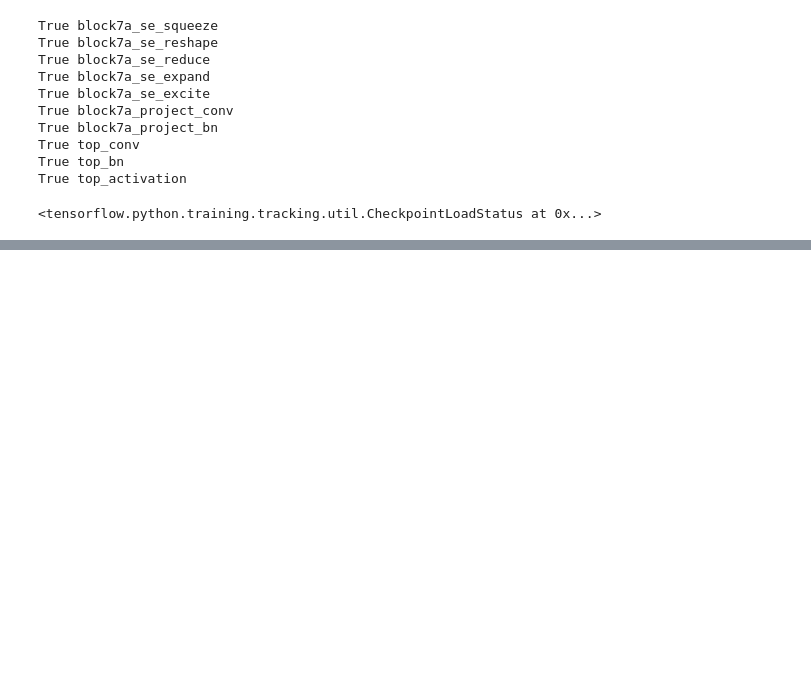
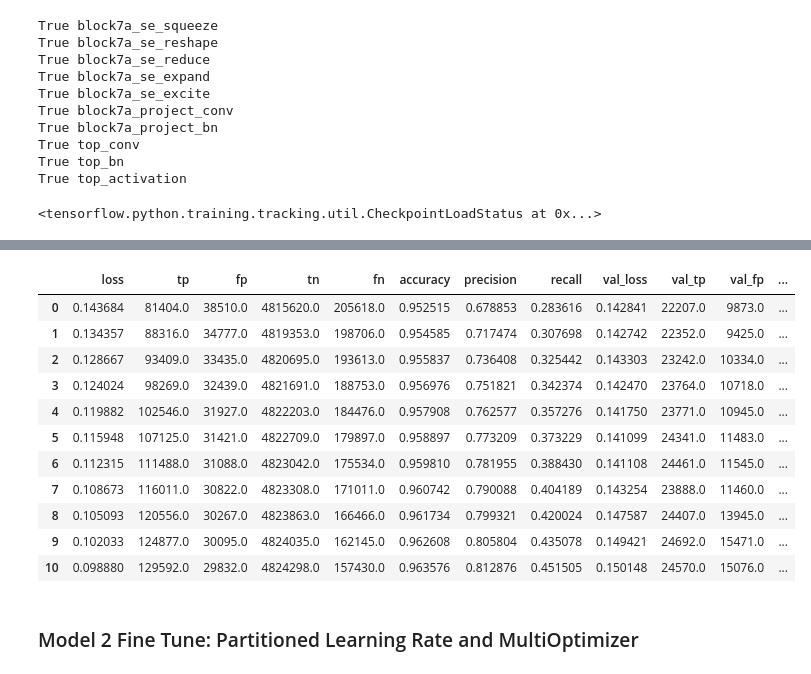
Before and after one commit to melihkacaman/SimilarProducts, a Jupyter notebook: notebooks/07 Model Building In Shop Attribute Prediction.ipynb, the cells around one changed output, grey strips where cells are left out. Saved outputs shown, nothing was run; the diff lists cells and outputs as text; code cells hidden in the pictures; blank space fills up the shorter version.

Commit message:
efnet model and multi optimizer fine tuned done

```diff
--- a/notebooks/07 Model Building In Shop Attribute Prediction.ipynb
+++ b/notebooks/07 Model Building In Shop Attribute Prediction.ipynb
@@ -409,3 +408,17 @@ model_2_fine.compile(optimizer=keras.optimizers.Adam(),
+# %%
+METRICS = [
+      keras.metrics.TruePositives(name='tp'),
+      keras.metrics.FalsePositives(name='fp'),
+      keras.metrics.TrueNegatives(name='tn'),
+      keras.metrics.FalseNegatives(name='fn'),
+      keras.metrics.BinaryAccuracy(name='accuracy'),
+      keras.metrics.Precision(name='precision'),
+      keras.metrics.Recall(name='recall')
+]
+
+model_2_fine.compile(optimizer=keras.optimizers.Adam(),
+              loss=keras.losses.BinaryCrossentropy(),
+              metrics=METRICS)
 # %%
 for layer in ef_net_for_fine.layers[-10:]:
     print(layer.trainable, layer.name)
@@ -421,17 +434,17 @@ True top_conv
 True top_bn
 True top_activation
 # %%
-model_2_fine.load_weights("checkpoints/in-shop_ds_model2_fine_tune/checkpoint_Efficient_Base.ckpt" )
+# model_2_fine.load_weights("checkpoints/in-shop_ds_model2_fine_tune/checkpoint_Efficient_Base.ckpt" )
 # %% [output]
 <tensorflow.python.training.tracking.util.CheckpointLoadStatus at 0x...>
 # %%
-checkpoint_path = "checkpoints/in-shop_ds_model2_fine_tune_STEP2/checkpoint_Efficient_Base.ckpt"
+checkpoint_path = "checkpoints/in-shop_ds_model2_fine_tune_STEP3/checkpoint_Efficient_Base.ckpt"
 checkpoint_callback = tf.keras.callbacks.ModelCheckpoint(filepath=checkpoint_path,
                                                          save_weights_only=True,
                                                          save_best_only=False,
                                                          verbose=1)
 # %%
-history_model_2_fine = model_2.fit(ds_train_batched,
+history_model_2_fine = model_2_fine.fit(ds_train_batched,
         validation_data =ds_test_batched,
         epochs=20,
         initial_epoch=history_model_2.epoch[-1], # start from previous last epoch
@@ -441,3 +474,20 @@ Epoch 10/20
+# %%
+pd.DataFrame(history_model_2_fine.history)
+# %% [output]
+|  | loss | tp | fp | tn | fn | accuracy | precision | recall | val_loss | val_tp | val_fp | ... |
+| 0 | 0.143684 | 81404.0 | 38510.0 | 4815620.0 | 205618.0 | 0.952515 | 0.678853 | 0.283616 | 0.142841 | 22207.0 | 9873.0 | ... |
+| 1 | 0.134357 | 88316.0 | 34777.0 | 4819353.0 | 198706.0 | 0.954585 | 0.717474 | 0.307698 | 0.142742 | 22352.0 | 9425.0 | ... |
+| 2 | 0.128667 | 93409.0 | 33435.0 | 4820695.0 | 193613.0 | 0.955837 | 0.736408 | 0.325442 | 0.143303 | 23242.0 | 10334.0 | ... |
+| 3 | 0.124024 | 98269.0 | 32439.0 | 4821691.0 | 188753.0 | 0.956976 | 0.751821 | 0.342374 | 0.142470 | 23764.0 | 10718.0 | ... |
+| 4 | 0.119882 | 102546.0 | 31927.0 | 4822203.0 | 184476.0 | 0.957908 | 0.762577 | 0.357276 | 0.141750 | 23771.0 | 10945.0 | ... |
+| 5 | 0.115948 | 107125.0 | 31421.0 | 4822709.0 | 179897.0 | 0.958897 | 0.773209 | 0.373229 | 0.141099 | 24341.0 | 11483.0 | ... |
+| 6 | 0.112315 | 111488.0 | 31088.0 | 4823042.0 | 175534.0 | 0.959810 | 0.781955 | 0.388430 | 0.141108 | 24461.0 | 11545.0 | ... |
+| 7 | 0.108673 | 116011.0 | 30822.0 | 4823308.0 | 171011.0 | 0.960742 | 0.790088 | 0.404189 | 0.143254 | 23888.0 | 11460.0 | ... |
+| 8 | 0.105093 | 120556.0 | 30267.0 | 4823863.0 | 166466.0 | 0.961734 | 0.799321 | 0.420024 | 0.147587 | 24407.0 | 13945.0 | ... |
+| 9 | 0.102033 | 124877.0 | 30095.0 | 4824035.0 | 162145.0 | 0.962608 | 0.805804 | 0.435078 | 0.149421 | 24692.0 | 15471.0 | ... |
+| 10 | 0.098880 | 129592.0 | 29832.0 | 4824298.0 | 157430.0 | 0.963576 | 0.812876 | 0.451505 | 0.150148 | 24570.0 | 15076.0 | ... |
+# %% [markdown]
+### Model 2 Fine Tune: Partitioned Learning Rate and MultiOptimizer
 # %%
 int(len(ef_net_for_fine.layers) / 3)
 
```
Also changed, not shown: parts of 29 cells of this notebook, 6 other files.
